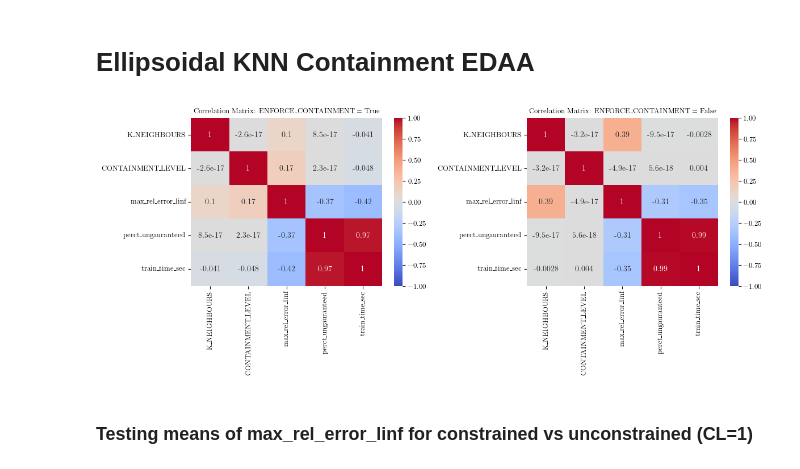
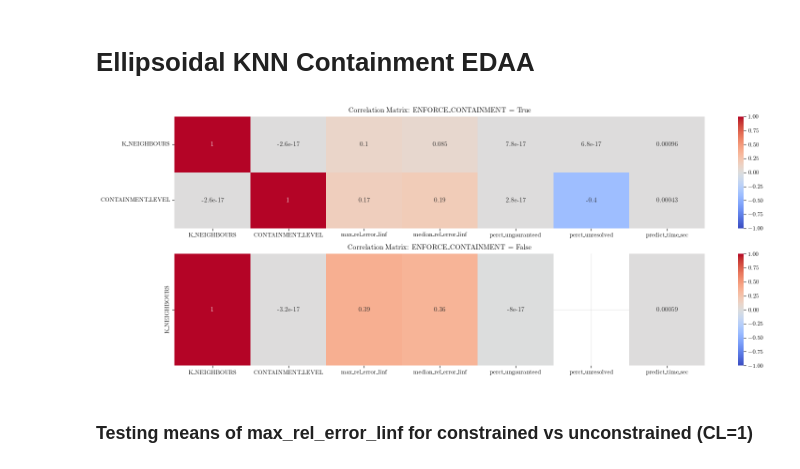
Before and after one commit to ut-padas/affini, a Jupyter notebook: ics26_eda.ipynb, the cells around one changed output. Cells and saved outputs as stored; diff of their text form; code cells hidden in the pictures.

```diff
--- a/ics26_eda.ipynb
+++ b/ics26_eda.ipynb
@@ -357,28 +493,32 @@ df_ellipsoidal_knn = pd.read_csv(csv_path)
 # %%
 cols = [
     "K_NEIGHBOURS",
     "CONTAINMENT_LEVEL",
     "max_rel_error_linf",
+    "median_rel_error_linf",
     "perct_ungauranteed",
-    "train_time_sec",
+    "perct_unresolved",
+    "predict_time_sec",
 ]
 trc_col = "ENFORCE_CONTAINMENT"
 corr_df_constrained = df_ellipsoidal_knn[df_ellipsoidal_knn[trc_col] == True][cols]
 corr_df_unconstrained = df_ellipsoidal_knn[df_ellipsoidal_knn[trc_col] == False][cols]
 
 corr_constrained = corr_df_constrained.corr()
 corr_unconstrained = corr_df_unconstrained.corr()
+corr_const_selected = corr_constrained.iloc[[0, 1], :]  # Select 1,2 row
+corr_uncost_selected = corr_unconstrained.iloc[[0], :]  # Select 1,2 row
 
-plt.figure(figsize=(12, 5))
-plt.subplot(1, 2, 1)
-sns.heatmap(corr_constrained, annot=True, cmap="coolwarm", vmin=-1, vmax=1)
-plt.title(f"Correlation Matrix: {trc_col} = True", fontsize=9)
-plt.subplot(1, 2, 2)
-sns.heatmap(corr_unconstrained, annot=True, cmap="coolwarm", vmin=-1, vmax=1)
-plt.title(f"Correlation Matrix: {trc_col} = False", fontsize=9)
+plt.figure(figsize=(16, 6))
+plt.subplot(2, 1, 1)
+sns.heatmap(corr_const_selected, annot=True, cmap="coolwarm", vmin=-1, vmax=1)
+plt.title(f"Correlation Matrix: {trc_col} = True", fontsize=11)
+plt.subplot(2, 1, 2)
+sns.heatmap(corr_uncost_selected, annot=True, cmap="coolwarm", vmin=-1, vmax=1)
+plt.title(f"Correlation Matrix: {trc_col} = False", fontsize=11)
 plt.tight_layout()
 # %% [output]
-[figure, old version]
+[figure, new version]
 # %% [markdown]
 ### Testing means of max_rel_error_linf for constrained vs unconstrained (CL=1)
 # %%
```
Also changed, not shown: parts of 16 cells of this notebook.
